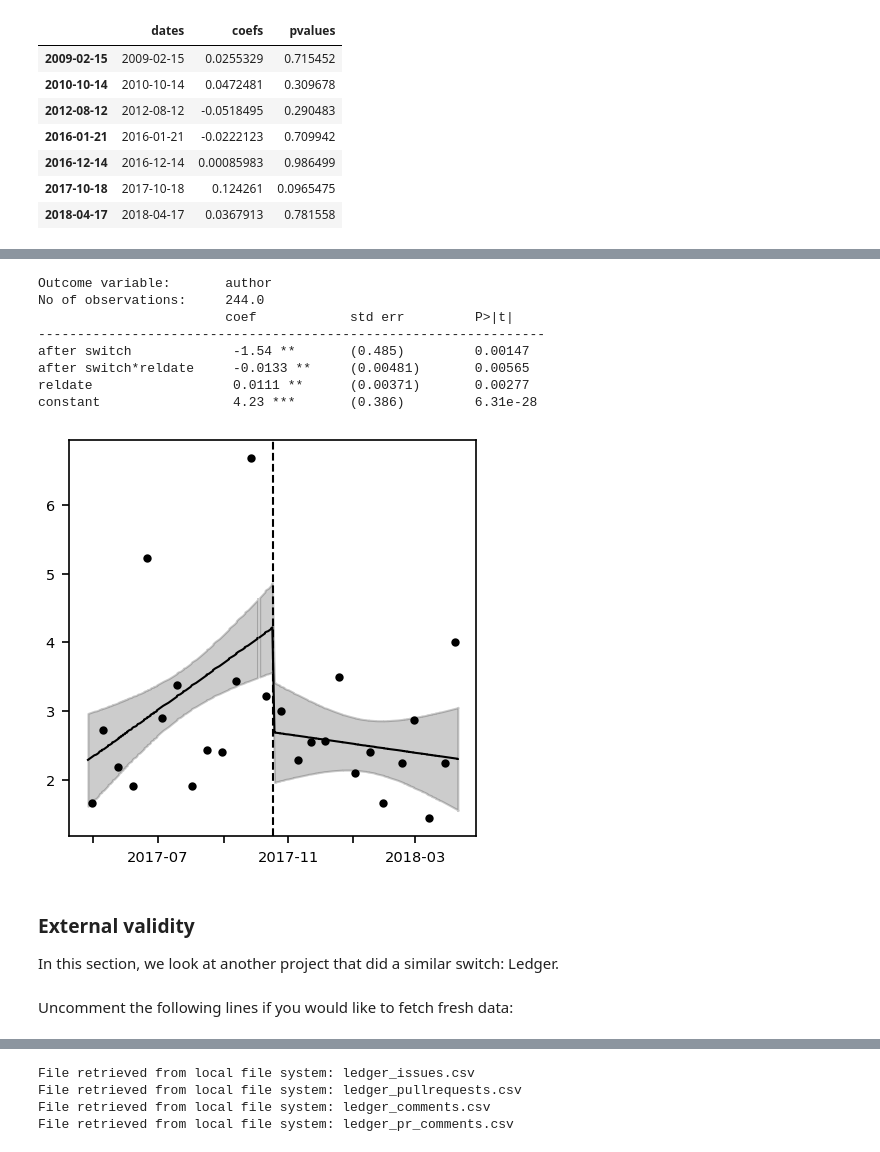
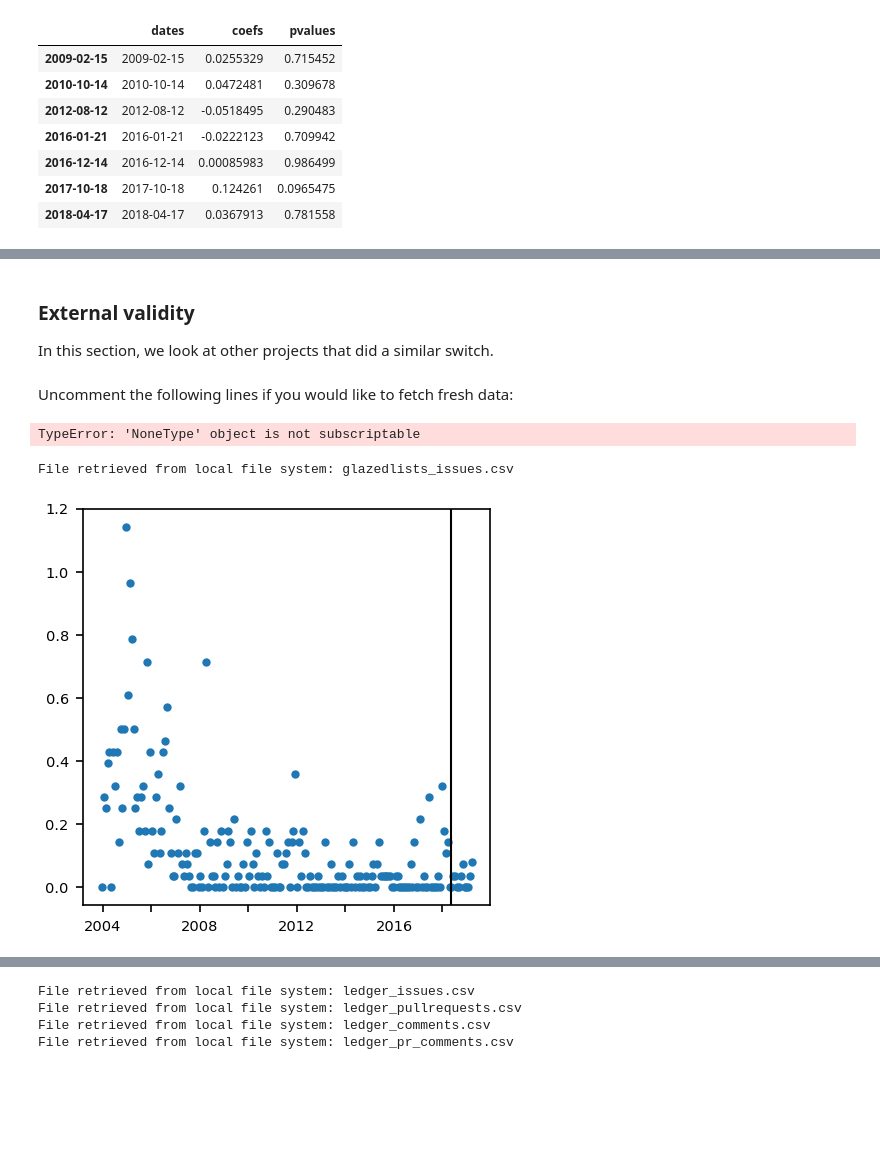
Before and after one commit to Zimmi48/impact-of-switching-bug-trackers, a Jupyter notebook: analysis/GitHub_migration.ipynb, the cells around one changed output, grey strips where cells are left out. Cells and saved outputs as stored; diff of their text form; code cells hidden in the pictures; blank space fills up the shorter version.

Commit message:
Attempt fetching data from other projects: weird failure on many of them.

```diff
--- a/analysis/GitHub_migration.ipynb
+++ b/analysis/GitHub_migration.ipynb
@@ -2105,2 +2077,0 @@ File retrieved from local file system: ocaml_comments.csv
-# %%
-_ = homo_analysis(ocaml_issues_1D,'count',periods=175)
@@ -2119,2 +2077,0 @@ constant                 0.839 ***      (0.138)         1.08e-09
-# %%
-_ = homo_analysis(ocaml_issues_1W,'author',periods=25)
@@ -2133,2 +2077,0 @@ constant                 5.25 ***       (0.937)         2.1e-08
-# %%
-_ = homo_analysis(ocaml_comments_1D,'count',periods=175)
@@ -2147,18 +2078,6 @@ constant                 9.14 ***       (0.941)         2.68e-22
-# %%
-_ = homo_analysis(ocaml_comments_1D,'author',periods=175)
-# %% [output]
-Outcome variable:       author
-No of observations:     244.0
-                        coef            std err         P>|t|
------------------------------------------------------------------
-after switch             -1.54 **       (0.485)         0.00147
-after switch*reldate     -0.0133 **     (0.00481)       0.00565
-reldate                  0.0111 **      (0.00371)       0.00277
-constant                 4.23 ***       (0.386)         6.31e-28
-[figure, removed]
 # %% [markdown]
 ### External validity
 
-In this section, we look at another project that did a similar switch: Ledger.
+In this section, we look at other projects that did a similar switch.
 # %% [markdown]
 Uncomment the following lines if you would like to fetch fresh data:
@@ -2169,0 +2084,32 @@ Uncomment the following lines if you would like to fetch fresh data:
+# %%
+#fetch_issues('ledger','ledger',prefix='ledger_',switch_date=pd.datetime(1970,1,1))
+#fetch_issue_comments('ledger','ledger',prefix='ledger_',switch_date=pd.datetime(1970,1,1))
+
+fetch_issues('spring-projects','spring-framework',prefix='spring_framework_',author_info=False)
+#fetch_issue_comments('qooxdoo','qooxdoo',prefix='qooxdoo_',author_info=False)
+# %% [output]
+TypeError: 'NoneType' object is not subscriptable
+# %%
+def local():
+
+  issues = load_csv('scala_issues.csv')
+  _,issues_1D,_,_,_ = df_1D_1W_2W_4W(issues)
+
+  _, ax = plt.subplots()
+
+  plt.plot(average(issues_1D,'reldate_4W')['count'],'.',label='')
+
+  first_author = issues['author'][0]
+
+  last_imported_date = issues[issues['author']!=first_author].index[0]
+
+  first_non_imported_date = issues[issues['author']==first_author].index[-1]
+
+  plt.axvline(x=(first_non_imported_date+(last_imported_date-first_non_imported_date)/2),color='black',label='Switch')
+
+  less_ticks(ax)
+
+local()
+# %% [output]
+File retrieved from local file system: glazedlists_issues.csv
+[figure, added]
```
Also changed, not shown: parts of 20 cells of this notebook.
